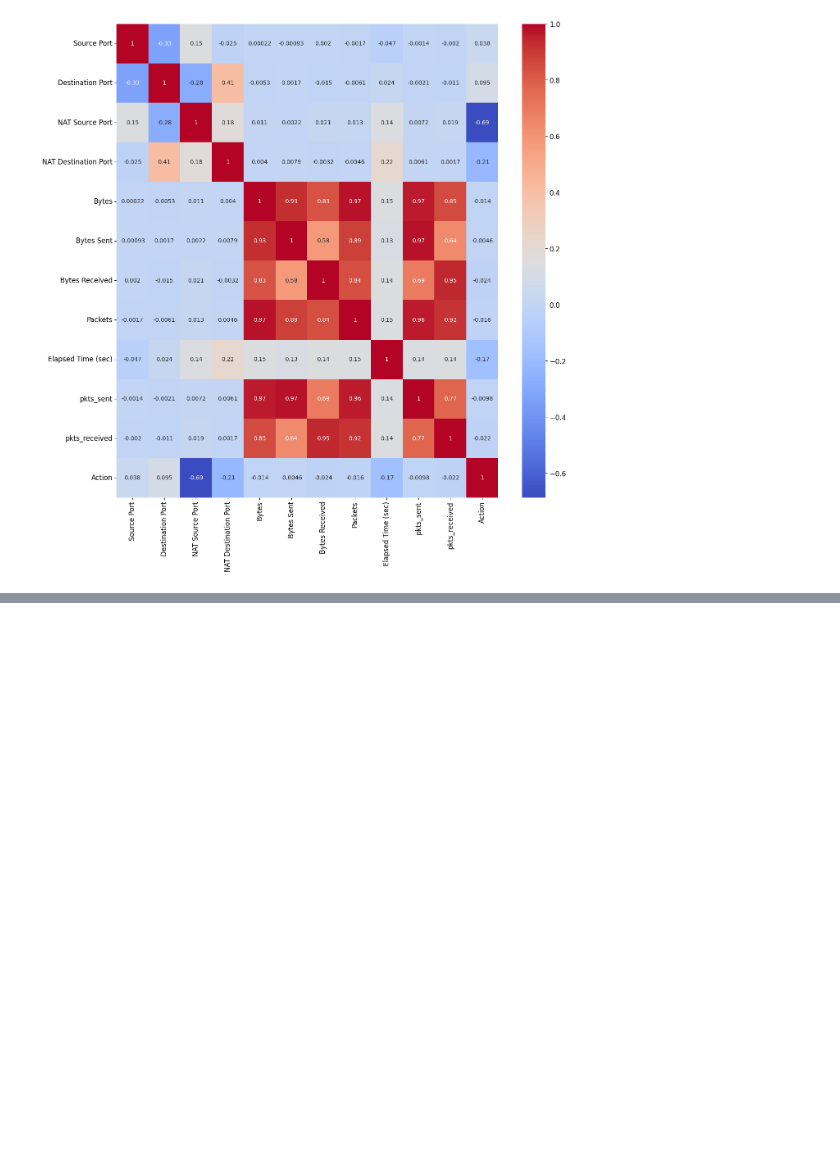
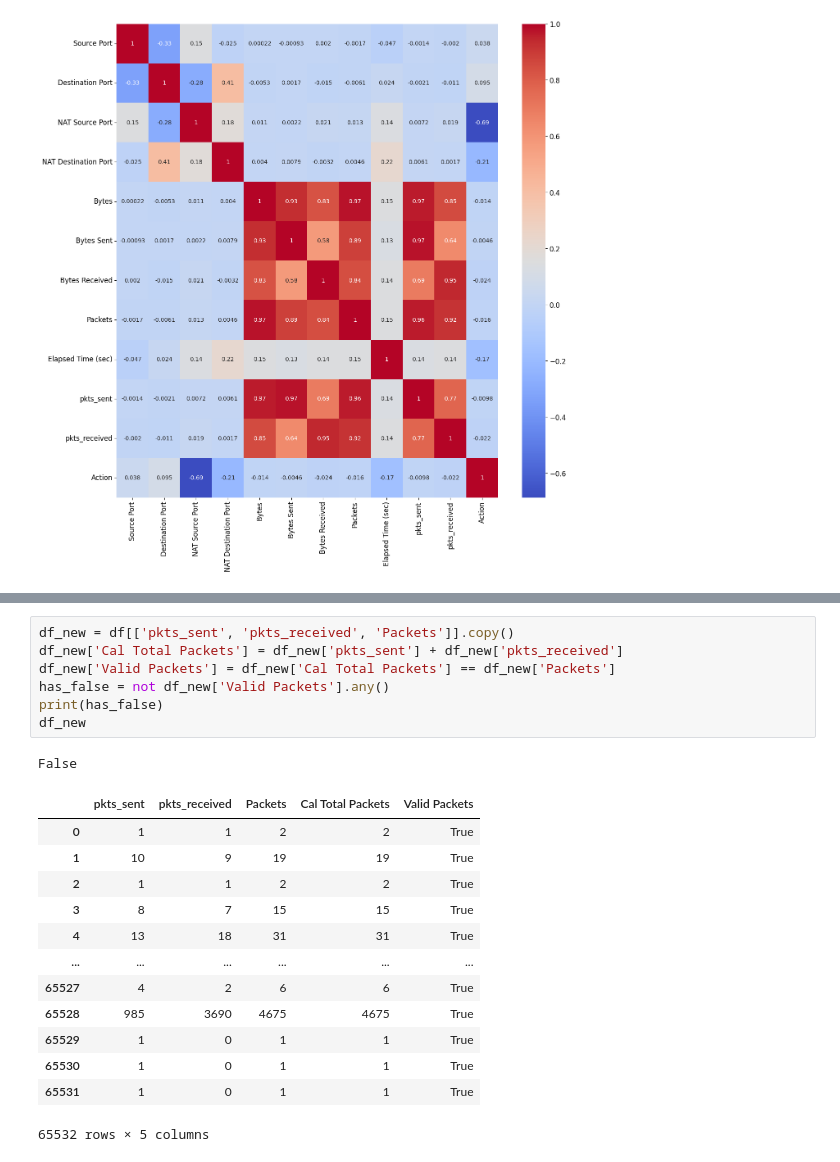
Before and after one commit to JeremiahHerring/Predict-Firewall-Actions, a Jupyter notebook: data-preprocessing.ipynb, the cells around one changed output, grey strips where cells are left out. Saved outputs shown, nothing was run; the diff lists cells and outputs as text; blank space fills up the shorter version.

```diff
--- a/data-preprocessing.ipynb
+++ b/data-preprocessing.ipynb
@@ -186,0 +209,22 @@ plt.show()
+# %%
+df_new = df[['pkts_sent', 'pkts_received', 'Packets']].copy()
+df_new['Cal Total Packets'] = df_new['pkts_sent'] + df_new['pkts_received']
+df_new['Valid Packets'] = df_new['Cal Total Packets'] == df_new['Packets']
+has_false = not df_new['Valid Packets'].any()
+print(has_false)
+df_new
+# %% [output]
+False
+|  | pkts_sent | pkts_received | Packets | Cal Total Packets | Valid Packets |
+| 0 | 1 | 1 | 2 | 2 | True |
+| 1 | 10 | 9 | 19 | 19 | True |
+| 2 | 1 | 1 | 2 | 2 | True |
+| 3 | 8 | 7 | 15 | 15 | True |
+| 4 | 13 | 18 | 31 | 31 | True |
+| ... | ... | ... | ... | ... | ... |
+| 65527 | 4 | 2 | 6 | 6 | True |
+| 65528 | 985 | 3690 | 4675 | 4675 | True |
+| 65529 | 1 | 0 | 1 | 1 | True |
+| 65530 | 1 | 0 | 1 | 1 | True |
+| 65531 | 1 | 0 | 1 | 1 | True |
+65532 rows × 5 columns
```
Also changed, not shown: parts of 1 cell of this notebook.
